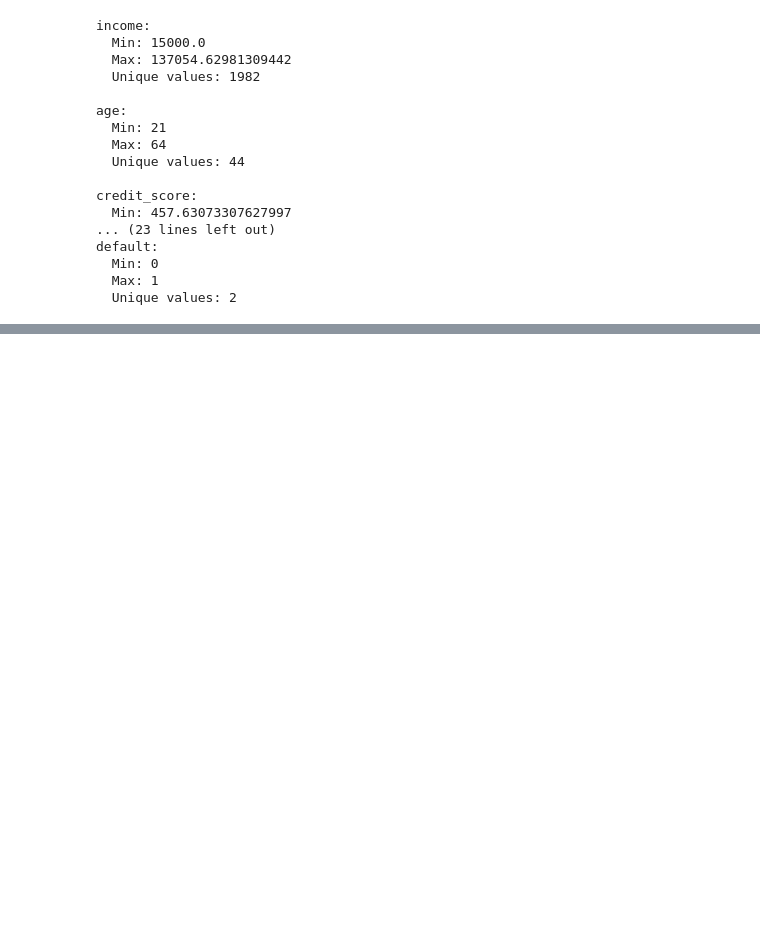
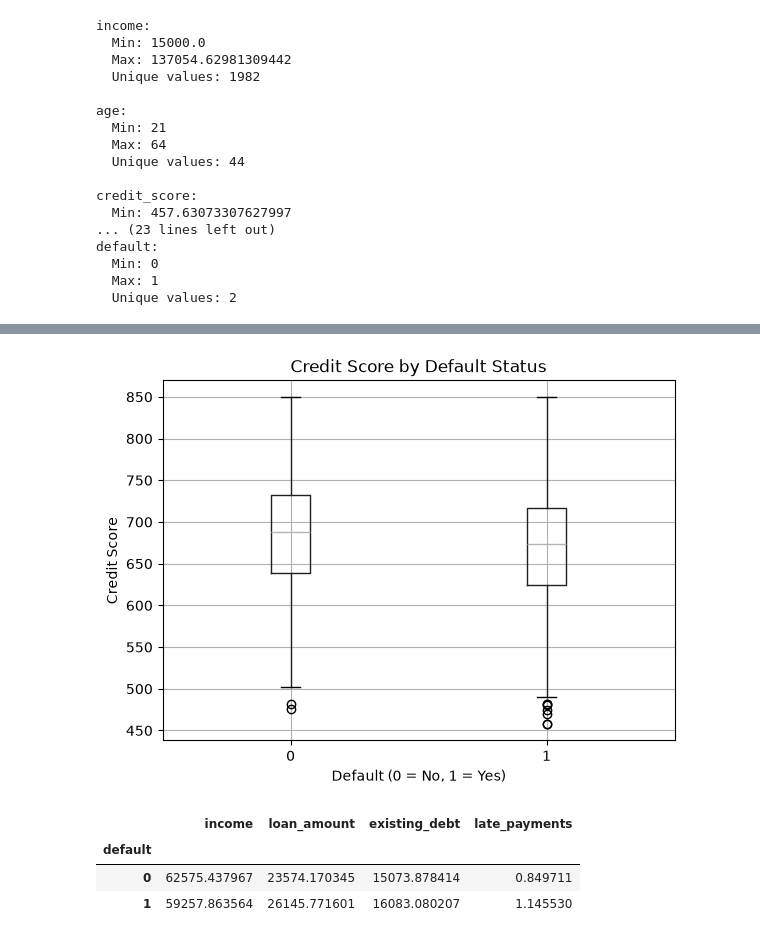
Before and after one commit to kri-pa08/Credit-Risk-Model-Development-and-Validation-, a Jupyter notebook: notebook/credit_risk_model_development.ipynb, the cells around one changed output, grey strips where cells are left out. Drawn from its saved outputs; the diff is of its cells as text; code cells hidden in the pictures; blank space fills up the shorter version.

```diff
--- a/notebook/credit_risk_model_development.ipynb
+++ b/notebook/credit_risk_model_development.ipynb
@@ -148,0 +193,28 @@ print("Default rate:", round(data["default"].mean() * 100, 2), "%")
+# %%
+# Credit score distribution by default status
+
+data.boxplot(
+    column="credit_score",
+    by="default"
+)
+
+plt.title("Credit Score by Default Status")
+plt.suptitle("")
+plt.xlabel("Default (0 = No, 1 = Yes)")
+plt.ylabel("Credit Score")
+plt.show()
+# %% [output]
+[figure, added]
+# %%
+# Compare financial characteristics by default status
+
+financial_summary = data.groupby("default")[
+    ["income", "loan_amount", "existing_debt", "late_payments"]
+].mean()
+
+financial_summary
+# %% [output]
+|  | income | loan_amount | existing_debt | late_payments |
+| default |  |  |  |  |
+| 0 | 62575.437967 | 23574.170345 | 15073.878414 | 0.849711 |
+| 1 | 59257.863564 | 26145.771601 | 16083.080207 | 1.145530 |
```
Also changed, not shown: parts of 10 cells of this notebook.
